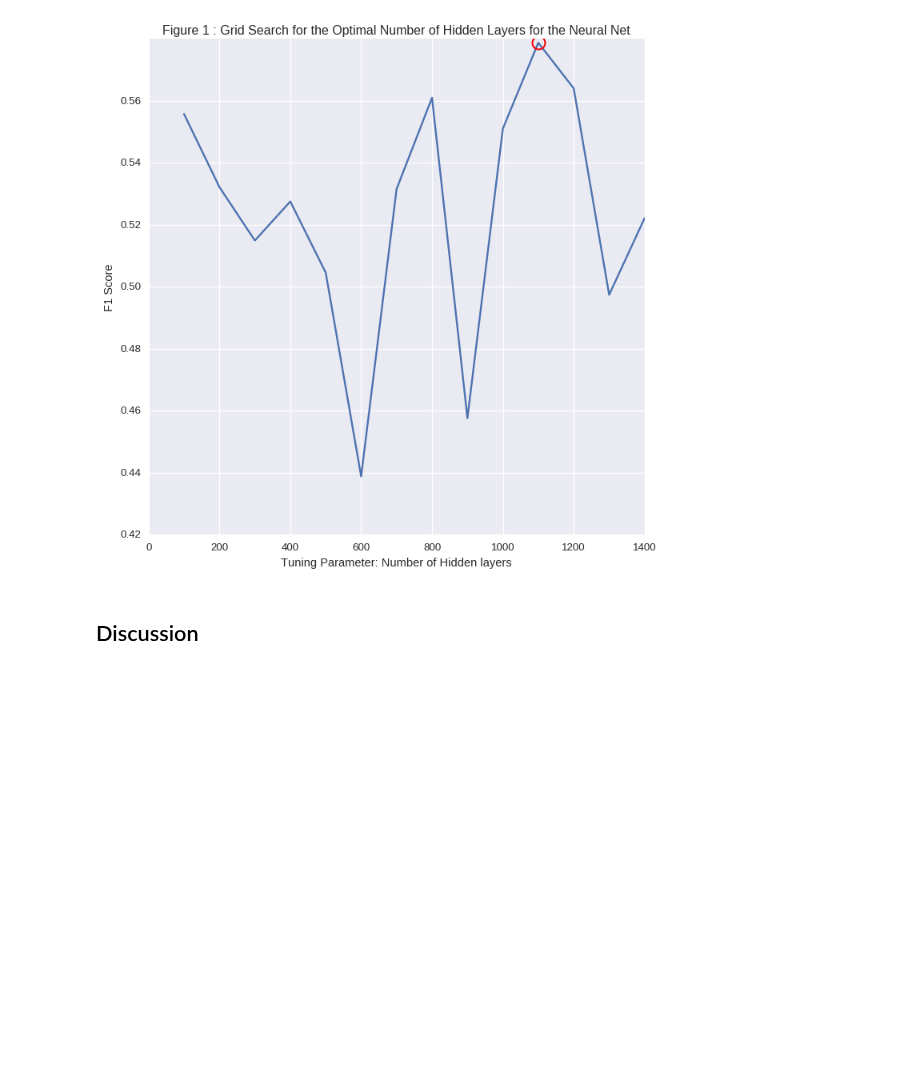
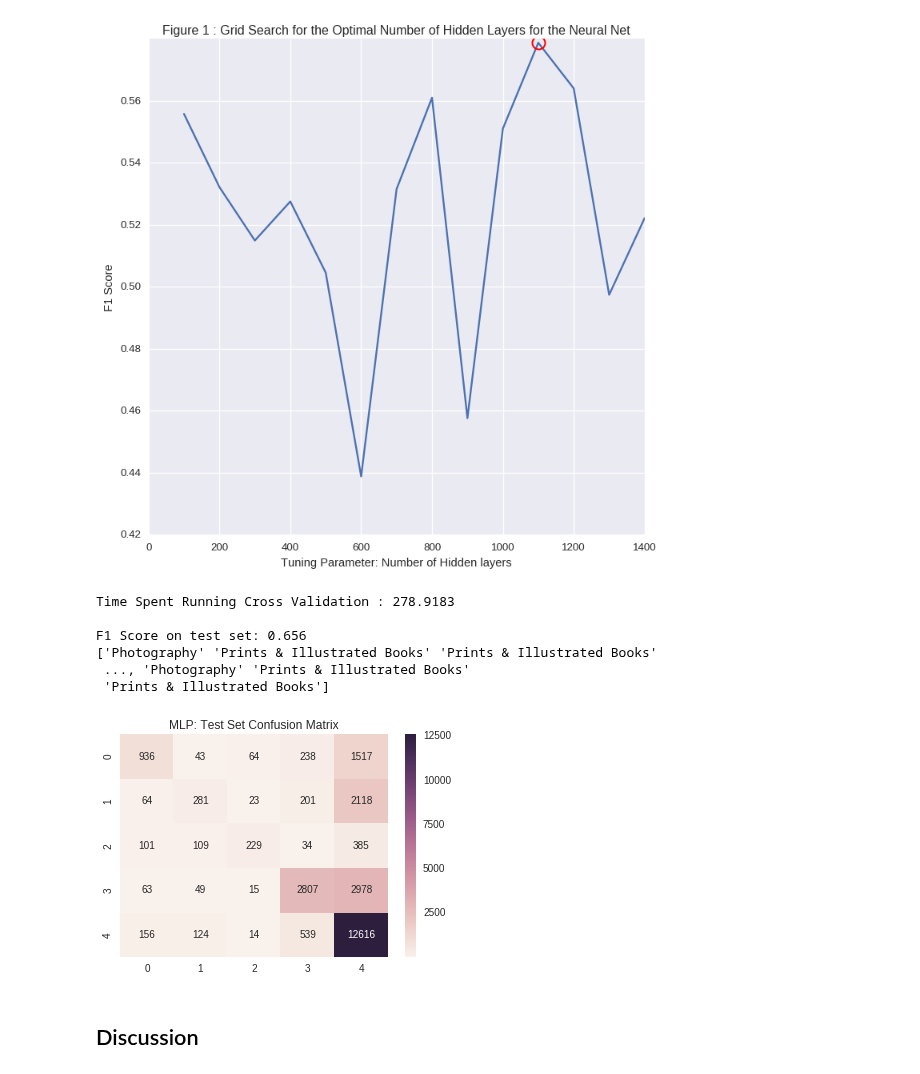
Before and after one commit to 315iah515/Thinkful-Notebooks, a Jupyter notebook: Bootcamp/Unsupervised/NeuralNetworks/ModernArtClassification.ipynb, the cells around one changed output. Drawn from its saved outputs; the diff is of its cells as text; code cells hidden in the pictures; blank space fills up the shorter version.

Commit message:
corrected a bug with my use of spectral clustering and added F1 score and confusion matrix for MLP with 1100 neurons in hidden layer.

```diff
--- a/Bootcamp/Unsupervised/NeuralNetworks/ModernArtClassification.ipynb
+++ b/Bootcamp/Unsupervised/NeuralNetworks/ModernArtClassification.ipynb
@@ -176,6 +199,30 @@ __ = plt.plot(grid.best_params_['hidden_layer_sizes'], grid.best_score_, 'ro', m
 # %% [output]
 Time Spent Running Grid Search : 15319.5901
 [figure]
+# %%
+X_train, X_test, y_train, y_test = train_test_split(X, y, random_state=42)
+mlp = MLPClassifier(hidden_layer_sizes=(1100,))
+
+with timeblock('Time Spent Running Cross Validation'):
+    mlp.fit(X_train, y_train)
+
+y_ = mlp.predict(X_test)
+print("\nF1 Score on test set: {:.3f}".format(metrics.f1_score(y_test, y_, average='micro')))
+print(y_)
+
+cnfsn_mtrx = metrics.confusion_matrix(y_test, y_)
+
+# Display heatmap of confusion matrix
+_ = sb.heatmap(cnfsn_mtrx, annot=True, fmt="d")
+_ = plt.title("MLP: Test Set Confusion Matrix")
+# %% [output]
+Time Spent Running Cross Validation : 278.9183
+
+F1 Score on test set: 0.656
+['Photography' 'Prints & Illustrated Books' 'Prints & Illustrated Books'
+ ..., 'Photography' 'Prints & Illustrated Books'
+ 'Prints & Illustrated Books']
+[figure, added]
 # %% [markdown]
 ## Discussion
 # %% [markdown]
```
Also changed, not shown: parts of 4 cells of this notebook.
